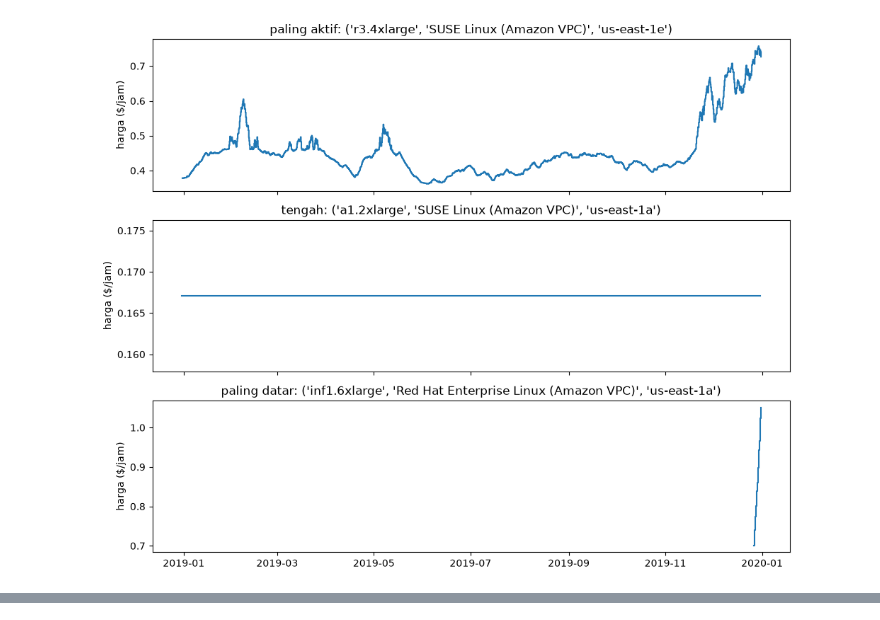
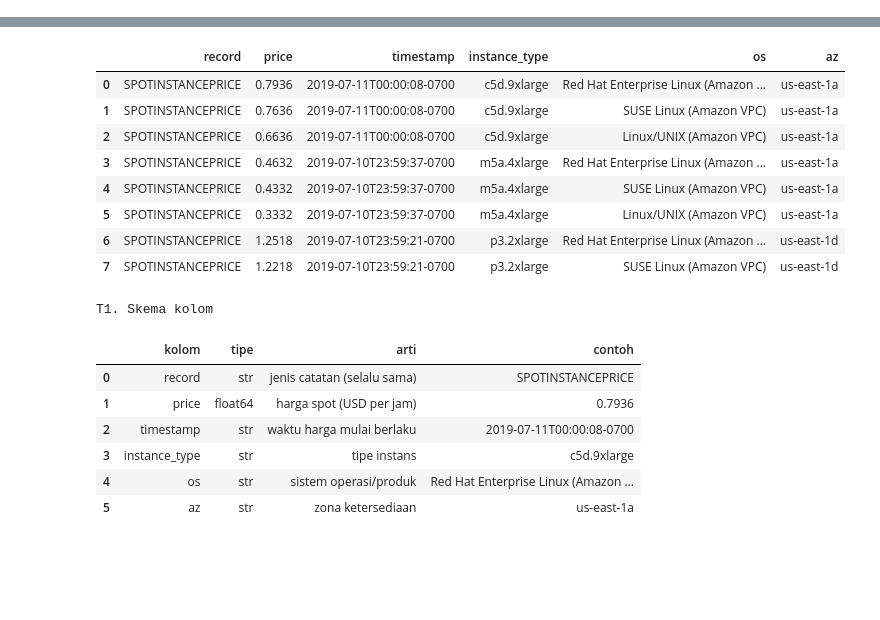
Before and after one commit to Frathol/RepeatedDollarAuction_Simulation, a Jupyter notebook: notebooks/ec2_2019.ipynb, the cells around one changed output, grey strips where cells are left out. Cells and saved outputs as stored; diff of their text form; code cells hidden in the pictures; blank space fills up the shorter version.

```diff
--- a/notebooks/ec2_2019.ipynb
+++ b/notebooks/ec2_2019.ipynb
@@ -61,18 +45,53 @@ Name: rentang_rel, dtype: float64
 # %%
-import matplotlib.pyplot as plt
+f0 = files[len(files) // 2]
+t0 = pd.read_csv(f0, sep="\t", header=None, names=COLS, nrows=8, compression="xz")
+print("T0. Contoh baris mentah dari", f0.name)
+display(t0)
 
-order = stats.sort_values("n_catatan")
-picks = {"paling aktif": order.index[-1],
-         "tengah": order.index[len(order) // 2],
-         "paling datar": order.index[0]}
+skema = pd.DataFrame({
+    "kolom": COLS,
+    "tipe": t0.dtypes.astype(str).values,
+    "arti": ["jenis catatan (selalu sama)", "harga spot (USD per jam)",
+             "waktu harga mulai berlaku", "tipe instans", "sistem operasi/produk",
+             "zona ketersediaan"],
+    "contoh": t0.iloc[0].astype(str).values,
+})
+print("T1. Skema kolom")
+display(skema)
 
-fig, axes = plt.subplots(3, 1, figsize=(10, 8), sharex=True)
-for ax, (nama, key) in zip(axes, picks.items()):
-    s = raw[(raw.instance_type == key[0]) & (raw.os == key[1]) & (raw.az == key[2])]
-    ax.step(s["timestamp"], s["price"], where="post")
-    ax.set_title(f"{nama}: {key}")
-    ax.set_ylabel("harga ($/jam)")
-plt.tight_layout()
-plt.show()
+ringkas = pd.Series({
+    "region": REGION, "tahun (nama berkas)": YEAR,
+    "berkas .xz dibaca": len(files),
+    "baris mentah": n_mentah, "baris unik": len(raw),
+    "persen duplikat": round(100 * (1 - len(raw) / n_mentah), 1),
+    "tipe instans": raw["instance_type"].nunique(),
+    "zona (az)": raw["az"].nunique(),
+    "produk OS": raw["os"].nunique(),
+    "seri (tipe x OS x zona)": raw.groupby(["instance_type", "os", "az"]).ngroups,
+    "waktu awal (UTC)": str(raw["timestamp"].min()),
+    "waktu akhir (UTC)": str(raw["timestamp"].max()),
+}, name="nilai").to_frame()
+print("T2. Ringkasan")
+display(ringkas)
+
+seri_unik = raw.drop_duplicates(["instance_type", "os", "az"])
+t_os = (raw.groupby("os").agg(baris=("price", "size"), harga_median=("price", "median"))
+          .join(seri_unik.groupby("os").size().rename("seri"))
+          .sort_values("baris", ascending=False))
+print("T3. Per sistem operasi")
+display(t_os)
+
+t_az = (raw.groupby("az").agg(baris=("price", "size"))
+          .join(seri_unik.groupby("az").size().rename("seri"))
+          .sort_values("baris", ascending=False))
+print("T4. Per zona")
+display(t_az)
+
+raw["keluarga"] = raw["instance_type"].str.split(".").str[0]
+t_fam = (raw.groupby("keluarga").agg(baris=("price", "size"),
+                                     tipe=("instance_type", "nunique"),
+                                     harga_median=("price", "median"))
+           .sort_values("baris", ascending=False).head(15))
+print("T5. Per keluarga instans (15 teratas)")
+display(t_fam)
 # %% [output]
-[figure, removed]
@@ -78,0 +99,17 @@ plt.show()
+|  | record | price | timestamp | instance_type | os | az |
+| 0 | SPOTINSTANCEPRICE | 0.7936 | 2019-07-11T00:00:08-0700 | c5d.9xlarge | Red Hat Enterprise Linux (Amazon ... | us-east-1a |
+| 1 | SPOTINSTANCEPRICE | 0.7636 | 2019-07-11T00:00:08-0700 | c5d.9xlarge | SUSE Linux (Amazon VPC) | us-east-1a |
+| 2 | SPOTINSTANCEPRICE | 0.6636 | 2019-07-11T00:00:08-0700 | c5d.9xlarge | Linux/UNIX (Amazon VPC) | us-east-1a |
+| 3 | SPOTINSTANCEPRICE | 0.4632 | 2019-07-10T23:59:37-0700 | m5a.4xlarge | Red Hat Enterprise Linux (Amazon ... | us-east-1a |
+| 4 | SPOTINSTANCEPRICE | 0.4332 | 2019-07-10T23:59:37-0700 | m5a.4xlarge | SUSE Linux (Amazon VPC) | us-east-1a |
+| 5 | SPOTINSTANCEPRICE | 0.3332 | 2019-07-10T23:59:37-0700 | m5a.4xlarge | Linux/UNIX (Amazon VPC) | us-east-1a |
+| 6 | SPOTINSTANCEPRICE | 1.2518 | 2019-07-10T23:59:21-0700 | p3.2xlarge | Red Hat Enterprise Linux (Amazon ... | us-east-1d |
+| 7 | SPOTINSTANCEPRICE | 1.2218 | 2019-07-10T23:59:21-0700 | p3.2xlarge | SUSE Linux (Amazon VPC) | us-east-1d |
+T1. Skema kolom
+|  | kolom | tipe | arti | contoh |
+| 0 | record | str | jenis catatan (selalu sama) | SPOTINSTANCEPRICE |
+| 1 | price | float64 | harga spot (USD per jam) | 0.7936 |
+| 2 | timestamp | str | waktu harga mulai berlaku | 2019-07-11T00:00:08-0700 |
+| 3 | instance_type | str | tipe instans | c5d.9xlarge |
+| 4 | os | str | sistem operasi/produk | Red Hat Enterprise Linux (Amazon ... |
+| 5 | az | str | zona ketersediaan | us-east-1a |
```
Also changed, not shown: parts of 13 cells of this notebook.
